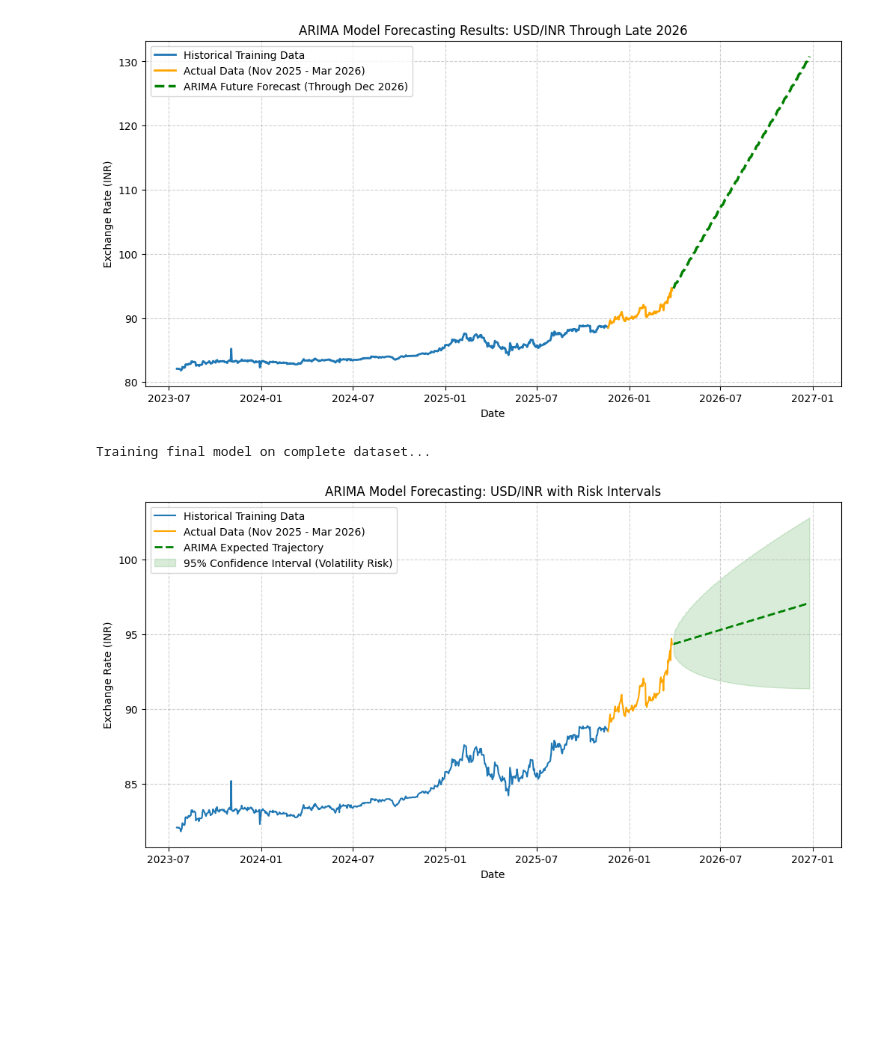
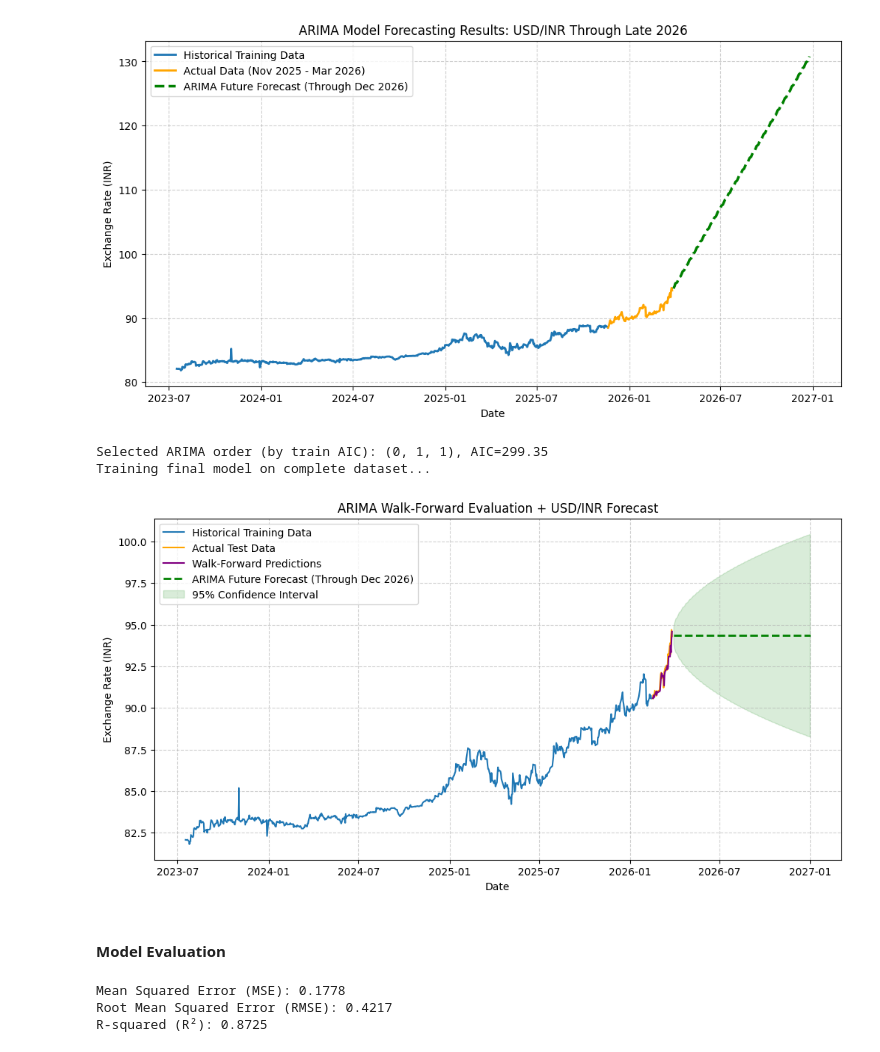
Before and after one commit to Mahanidhii/Time-Series-Forecasting-Techniques, a Jupyter notebook: notebooks/USD_to_INR_Analysis.ipynb, the cells around one changed output. Cells and saved outputs as stored; diff of their text form; code cells hidden in the pictures; blank space fills up the shorter version.

Commit message:
chore: model evaluation

```diff
--- a/notebooks/USD_to_INR_Analysis.ipynb
+++ b/notebooks/USD_to_INR_Analysis.ipynb
@@ -153,38 +153,76 @@ plt.show()
 Training final model on complete dataset...
 [figure]
 # %%
-#Train-Test Split (Last 90 days for testing)
-train_data = df['Close'][:-90]
-test_data = df['Close'][-90:]
+# Train-Test Split (Last 30 trading days for evaluation)
+train_data = df['Close'][:-30]
+test_data = df['Close'][-30:]
 
-#Building Model
-model_train = ARIMA(train_data, order=(2, 1, 2), trend='t')
-fitted_train = model_train.fit()
-test_predictions = fitted_train.forecast(steps=len(test_data))
+# Candidate ARIMA orders and train-only selection by AIC
+candidate_orders = [(0, 1, 1), (1, 1, 0), (1, 1, 1), (2, 1, 0), (2, 1, 1), (2, 1, 2), (3, 1, 2)]
+best_order = None
+best_aic = np.inf
 
-# Retraining on all Data for the True Future Forecast
+for order in candidate_orders:
+    fitted_candidate = ARIMA(train_data, order=order).fit()
+    if fitted_candidate.aic < best_aic:
+        best_aic = fitted_candidate.aic
+        best_order = order
+
+print(f"Selected ARIMA order (by train AIC): {best_order}, AIC={best_aic:.2f}")
+
+# Walk-forward one-step evaluation to avoid unstable long-horizon static prediction
+history = train_data.copy()
+rolling_predictions = []
+
+for idx, actual_value in test_data.items():
+    fitted_roll = ARIMA(history, order=best_order).fit()
+    next_pred = float(fitted_roll.forecast(steps=1).iloc[0])
+    rolling_predictions.append(next_pred)
+    history = pd.concat([history, pd.Series([float(actual_value)], index=[idx])])
+
+test_predictions = pd.Series(rolling_predictions, index=test_data.index)
+
+# Retrain on full data for future forecasting through Dec 2026
 print("Training final model on complete dataset...")
-model_full = ARIMA(df['Close'], order=(2, 1, 2), trend='t')
+model_full = ARIMA(df['Close'], order=best_order)
 fitted_full = model_full.fit()
 
-future_steps = 195
+forecast_end_date = pd.Timestamp("2026-12-31")
+future_dates = pd.date_range(start=df.index[-1] + pd.offsets.BDay(1), end=forecast_end_date, freq='B')
+future_steps = len(future_dates)
+
 forecast_obj = fitted_full.get_forecast(steps=future_steps)
-future_forecast = forecast_obj.predicted_mean #mean line
-conf_int = forecast_obj.conf_int(alpha=0.05) #95% Confidence Interval
-future_dates = pd.date_range(start=df.index[-1] + pd.Timedelta(days=1), periods=future_steps, freq='B')
+future_forecast = forecast_obj.predicted_mean
+conf_int = forecast_obj.conf_int(alpha=0.05)
 
-# 4. Visualization of the Proper Forecast
+# Visualization
 plt.figure(figsize=(12, 6))
-plt.plot(df.index[-700:-90], train_data[-610:], label='Historical Training Data', color='#1f77b4', linewidth=1.5)
-plt.plot(test_data.index, test_data, label='Actual Data (Nov 2025 - Mar 2026)', color='orange', linewidth=1.5)
-plt.plot(future_dates, future_forecast, label='ARIMA Expected Trajectory', color='green', linestyle='dashed', linewidth=2)
-plt.fill_between(future_dates, conf_int.iloc[:, 0], conf_int.iloc[:, 1], color='green', alpha=0.15, label='95% Confidence Interval (Volatility Risk)')
-plt.title('ARIMA Model Forecast: USD/INR with Risk Intervals')
+plt.plot(df.index[-700:-30], train_data.iloc[-670:], label='Historical Training Data', color='#1f77b4', linewidth=1.5)
+plt.plot(test_data.index, test_data, label='Actual Test Data', color='orange', linewidth=1.5)
+plt.plot(test_predictions.index, test_predictions, label='Walk-Forward Predictions', color='purple', linewidth=1.5)
+plt.plot(future_dates, future_forecast, label='ARIMA Future Forecast (Through Dec 2026)', color='green', linestyle='dashed', linewidth=2)
+plt.fill_between(future_dates, conf_int.iloc[:, 0], conf_int.iloc[:, 1], color='green', alpha=0.15, label='95% Confidence Interval')
+plt.title('ARIMA Walk-Forward Evaluation + USD/INR Forecast')
 plt.xlabel('Date')
 plt.ylabel('Exchange Rate (INR)')
 plt.legend(loc='upper left')
 plt.grid(True, linestyle='--', alpha=0.6)
 plt.show()
 # %% [output]
+Selected ARIMA order (by train AIC): (0, 1, 1), AIC=299.35
 Training final model on complete dataset...
-[figure, old version]
+[figure, new version]
+# %% [markdown]
+#### Model Evaluation
+# %%
+mse = mean_squared_error(test_data.values, test_predictions.values)
+rmse = np.sqrt(mse)
+r2 = r2_score(test_data.values, test_predictions.values)
+
+print(f"Mean Squared Error (MSE): {mse:.4f}")
+print(f"Root Mean Squared Error (RMSE): {rmse:.4f}")
+print(f"R-squared (R²): {r2:.4f}")
+# %% [output]
+Mean Squared Error (MSE): 0.1778
+Root Mean Squared Error (RMSE): 0.4217
+R-squared (R²): 0.8725
```
